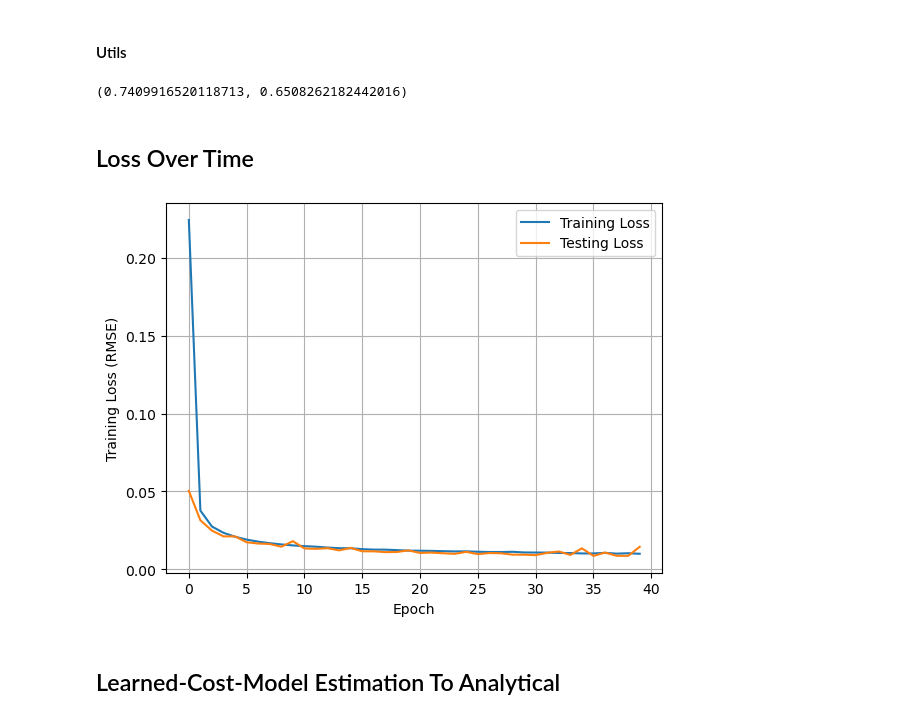
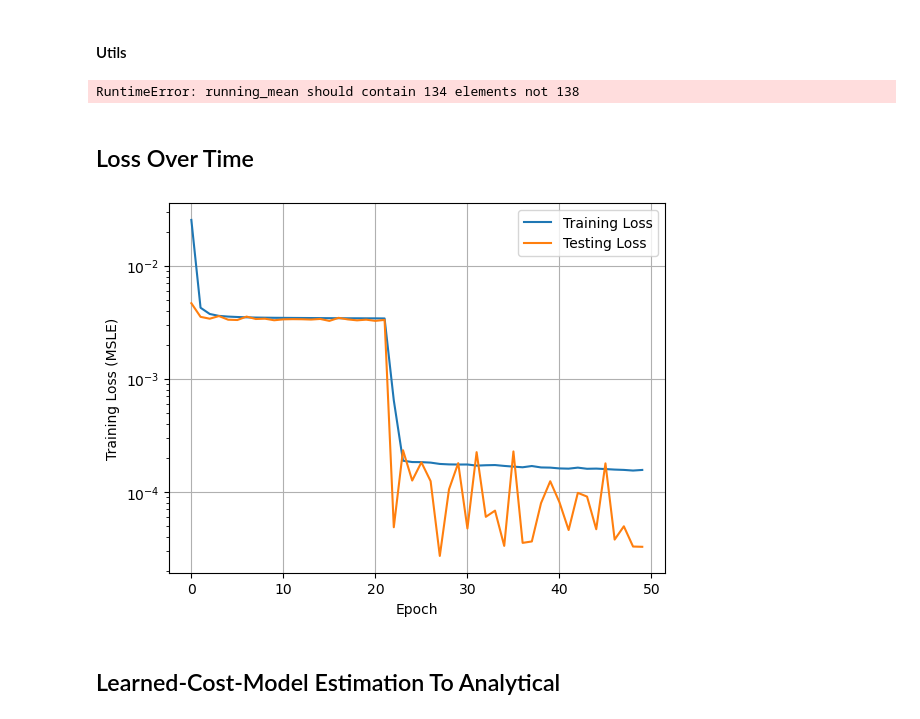
Before and after one commit to ephoris/endure-jupyter, a Jupyter notebook: experiments/00_lcm_eval.ipynb, the cells around one changed output. Cells and saved outputs as stored; diff of their text form; code cells hidden in the pictures.

```diff
--- a/experiments/00_lcm_eval.ipynb
+++ b/experiments/00_lcm_eval.ipynb
@@ -27,7 +23,7 @@ from endure.lcm.model.builder import LearnedCostModelBuilder, ClassicModel, Flex
 # %%
 config = Reader.read_config('../../endure.toml')
 # %%
-model_path = '/data/models/level-03-14-v1'
+model_path = '/data/models/level-04-20'
 config_model = Reader.read_config(os.path.join(model_path, 'endure.toml'))
 # %%
 def to_array(workload: dict):
@@ -96,20 +107,21 @@ args = [2, 10]
 wl = [0.97, 0.01, 0.01, 0.01]
 cost_func_learned(args, wl), cost_func_analytical(args, wl)
 # %% [output]
-(0.7409916520118713, 0.6508262182442016)
+RuntimeError: running_mean should contain 134 elements not 138
 # %% [markdown]
 ## Loss Over Time
 # %%
 losses = pd.read_csv(os.path.join(model_path, 'losses.csv'))
 fig, ax = plt.subplots()
 ax.plot(losses['epoch'], losses['train_loss'], label='Training Loss')
 ax.plot(losses['epoch'], losses['test_loss'], label='Testing Loss')
 ax.set_xlabel('Epoch')
 ax.set_ylabel(f'Training Loss ({config_model["job"]["LCMTrain"]["loss_fn"]})')
+ax.set_yscale('log')
 ax.grid()
 _ = ax.legend()
 # %% [output]
-[figure, old version]
+[figure, new version]
 # %% [markdown]
 ## Learned-Cost-Model Estimation To Analytical
 # %% [markdown]
```
Also changed, not shown: parts of 3 cells of this notebook, 1 other file.
